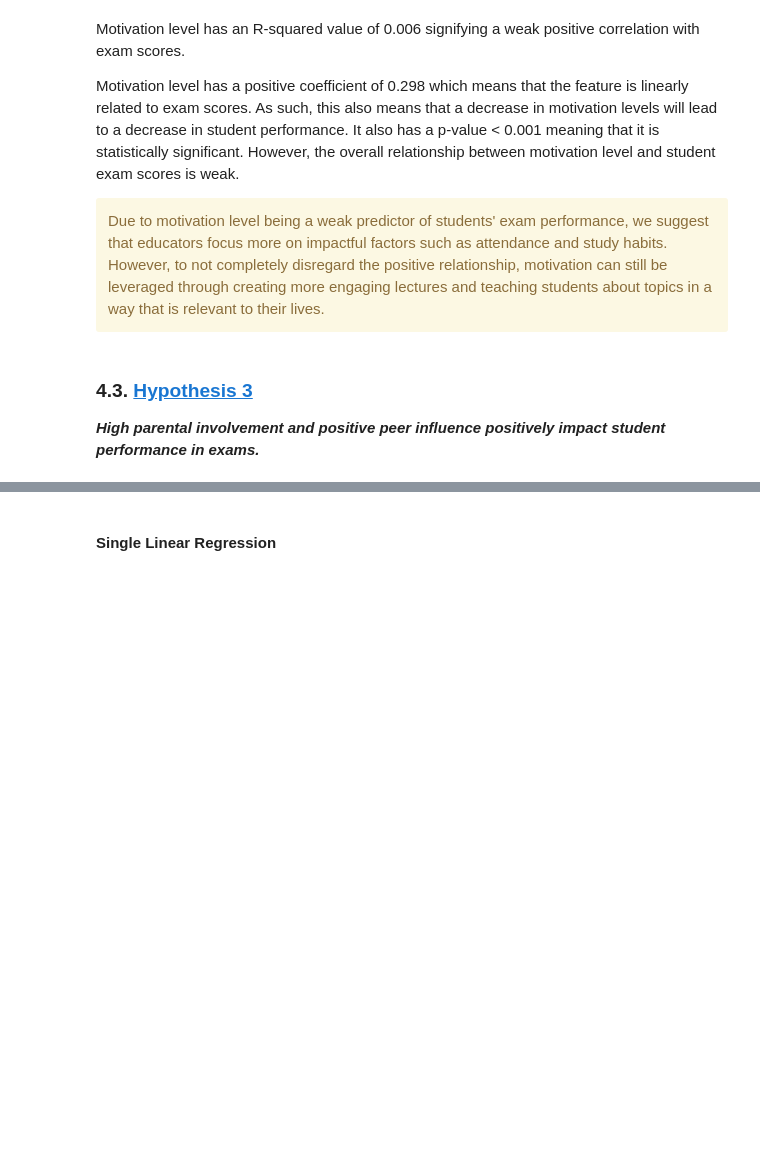
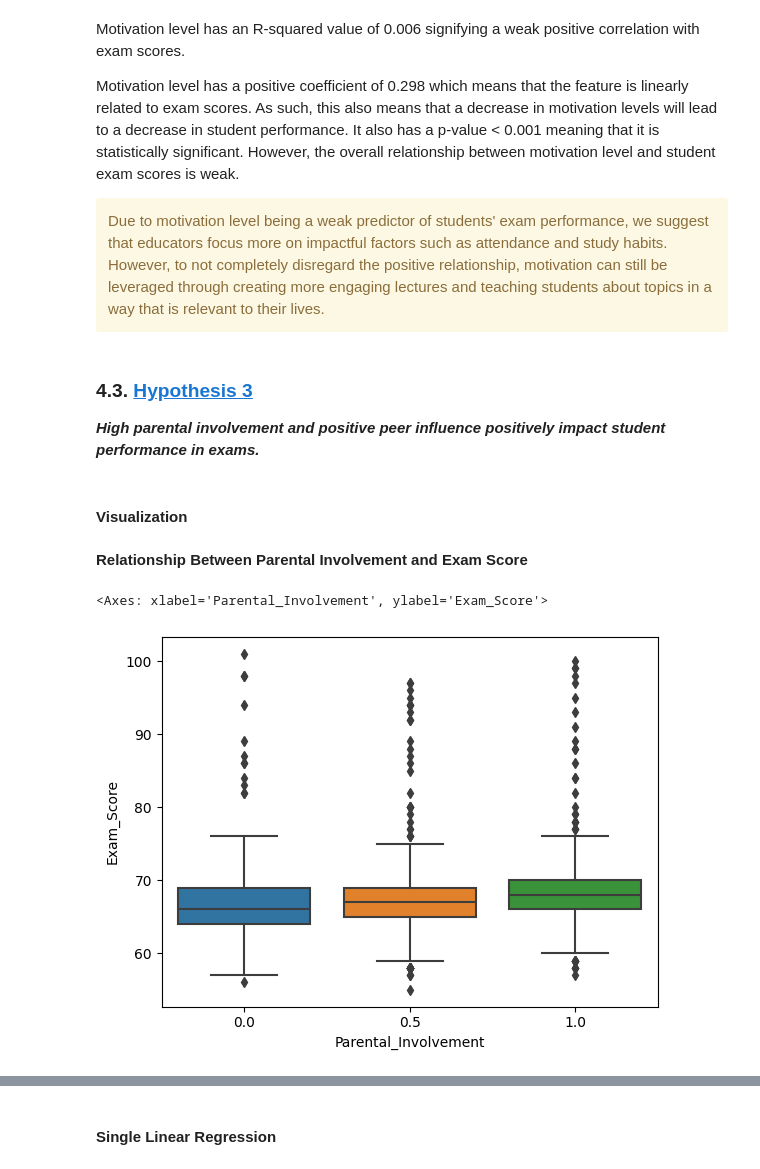
Before and after one commit to setarehsalkhi/OMIS-114-Project, a Jupyter notebook: FinalProjectSubmission.ipynb, the cells around one changed output, grey strips where cells are left out. Drawn from its saved outputs; the diff is of its cells as text; code cells hidden in the pictures; blank space fills up the shorter version.

```diff
--- a/FinalProjectSubmission.ipynb
+++ b/FinalProjectSubmission.ipynb
@@ -556,3 +561,12 @@ Motivation level has a positive coefficient of 0.298 which means that the featur
 # %% [markdown]
 ### 4.3. <a id='toc3_3_'></a>[Hypothesis 3](#toc0_)
 ***High parental involvement and positive peer influence positively impact student performance in exams.***
+# %% [markdown]
+#### Visualization
+# %% [markdown]
+<b> Relationship Between Parental Involvement and Exam Score </b>
+# %%
+sns.boxplot(x = "Parental_Involvement", y = "Exam_Score", data=df2)
+# %% [output]
+<Axes: xlabel='Parental_Involvement', ylabel='Exam_Score'>
+[figure, added]
```
Also changed, not shown: parts of 13 cells of this notebook.
